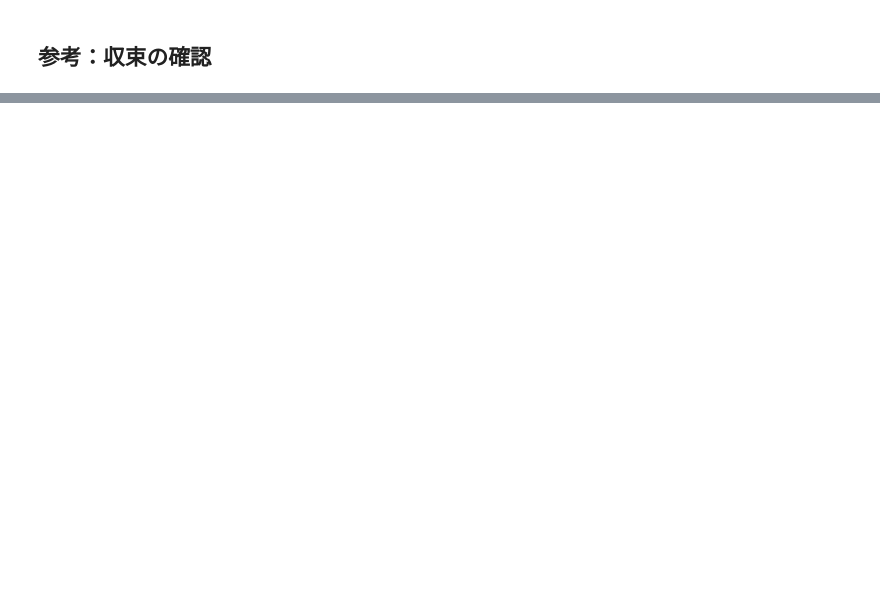
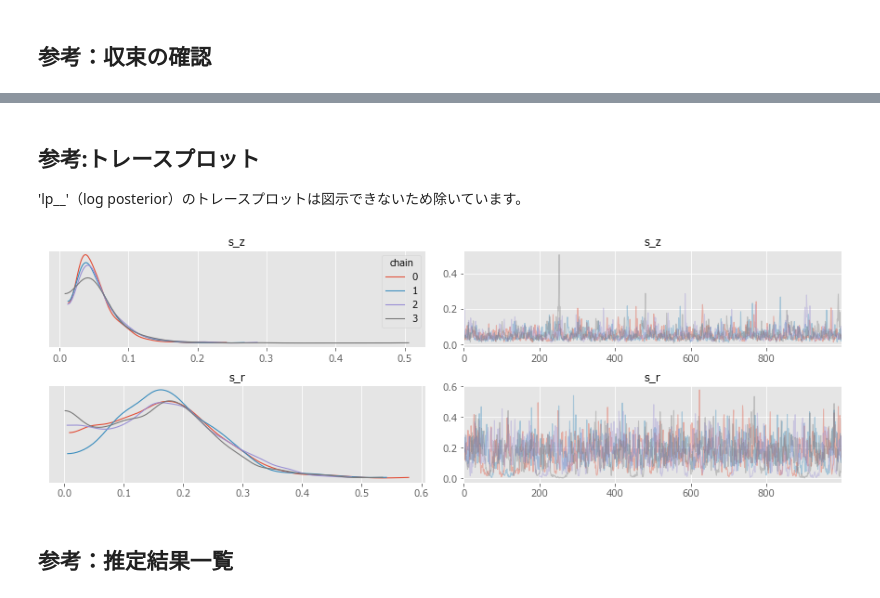
Before and after one commit to Data-Anal-Ojisan/DataAnalOji.hatena.sample, a Jupyter notebook: python_samples/stan/5-9-動的一般化線形モデル：ポアソン分布を仮定した例.ipynb, the cells around one changed output, grey strips where cells are left out. Saved outputs shown, nothing was run; the diff lists cells and outputs as text; code cells hidden in the pictures; blank space fills up the shorter version.

```diff
--- a/python_samples/stan/5-9-動的一般化線形モデル：ポアソン分布を仮定した例.ipynb
+++ b/python_samples/stan/5-9-動的一般化線形モデル：ポアソン分布を仮定した例.ipynb
@@ -164,0 +187,9 @@ print('hmc_diagnostics:\n',
+# %% [markdown]
+## 参考:トレースプロット
+ 'lp__'（log posterior）のトレースプロットは図示できないため除いています。
+# %%
+arviz.plot_trace(dglm_poisson, var_names=["s_z", "s_r"], legend=True)
+# %% [output]
+[figure, added]
+# %% [markdown]
+## 参考：推定結果一覧
```
Also changed, not shown: parts of 8 cells of this notebook.
